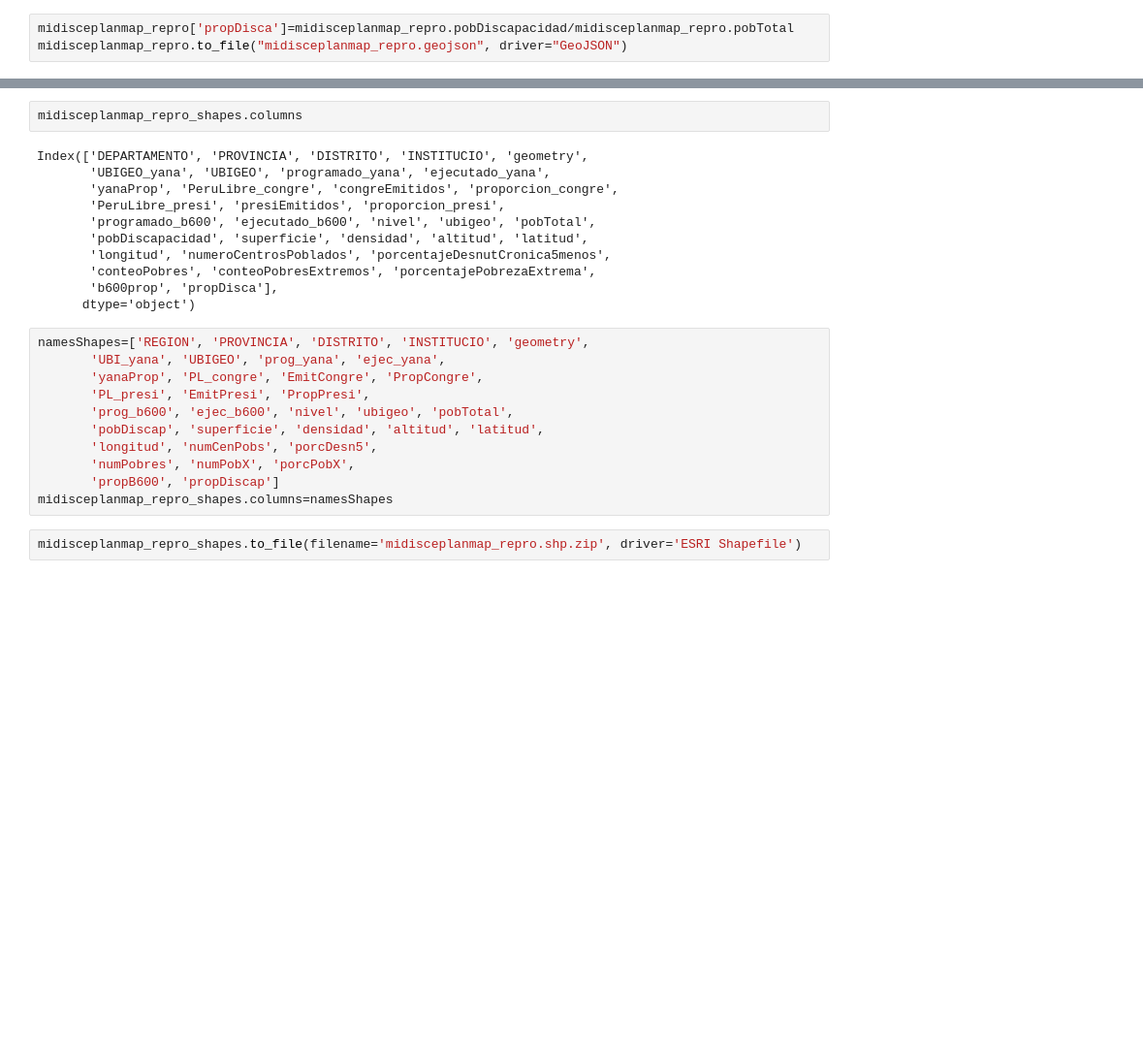
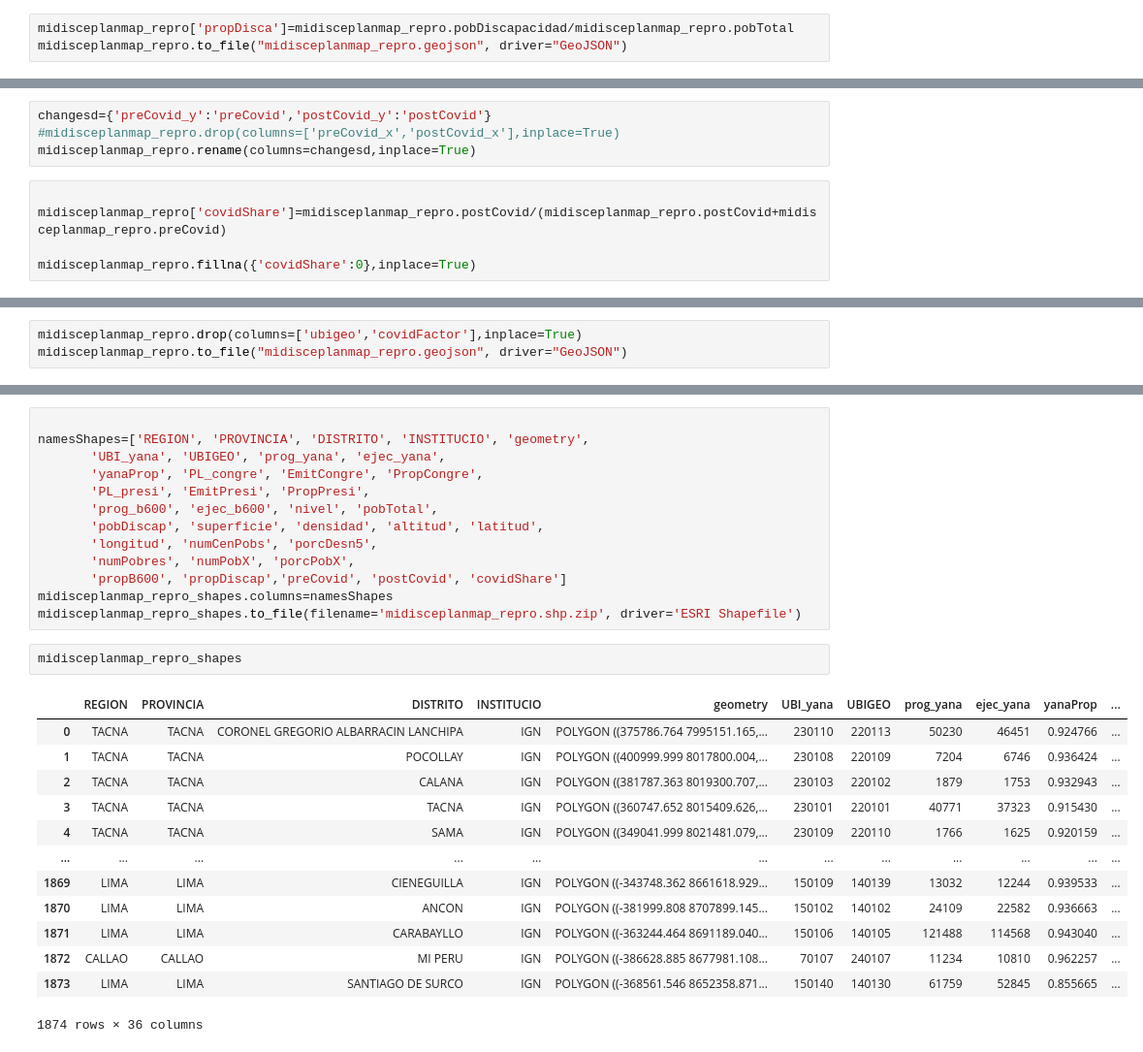
Before and after one commit to MAGALLANESJoseManuel/Midis_Bono600, a Jupyter notebook: PreDataMidis.ipynb, the cells around one changed output, grey strips where cells are left out. Shown: that part at 97% size. Drawn from its saved outputs; the diff is of its cells as text; blank space fills up the shorter version.

```diff
--- a/PreDataMidis.ipynb
+++ b/PreDataMidis.ipynb
@@ -1297,0 +1533,9 @@ midisceplanmap_repro.to_file("midisceplanmap_repro.geojson", driver="GeoJSON")
+# %%
+changesd={'preCovid_y':'preCovid','postCovid_y':'postCovid'}
+#midisceplanmap_repro.drop(columns=['preCovid_x','postCovid_x'],inplace=True)
+midisceplanmap_repro.rename(columns=changesd,inplace=True)
+# %%
+
+midisceplanmap_repro['covidShare']=midisceplanmap_repro.postCovid/(midisceplanmap_repro.postCovid+midisceplanmap_repro.preCovid)
+
+midisceplanmap_repro.fillna({'covidShare':0},inplace=True)
@@ -1298,2 +1554,5 @@ midisceplanmap_repro.to_file("midisceplanmap_repro.geojson", driver="GeoJSON")
+# %%
+midisceplanmap_repro.drop(columns=['ubigeo','covidFactor'],inplace=True)
+midisceplanmap_repro.to_file("midisceplanmap_repro.geojson", driver="GeoJSON")
 # %%
 midisceplanmap_repro_shapes=midisceplanmap_repro.copy(deep=True)
@@ -1300,26 +1571,29 @@ midisceplanmap_repro_shapes=midisceplanmap_repro.copy(deep=True)
+# %%
+
+namesShapes=['REGION', 'PROVINCIA', 'DISTRITO', 'INSTITUCIO', 'geometry',
+       'UBI_yana', 'UBIGEO', 'prog_yana', 'ejec_yana',
+       'yanaProp', 'PL_congre', 'EmitCongre', 'PropCongre',
+       'PL_presi', 'EmitPresi', 'PropPresi',
+       'prog_b600', 'ejec_b600', 'nivel', 'pobTotal',
+       'pobDiscap', 'superficie', 'densidad', 'altitud', 'latitud',
+       'longitud', 'numCenPobs', 'porcDesn5',
+       'numPobres', 'numPobX', 'porcPobX',
+       'propB600', 'propDiscap','preCovid', 'postCovid', 'covidShare']
+midisceplanmap_repro_shapes.columns=namesShapes
+midisceplanmap_repro_shapes.to_file(filename='midisceplanmap_repro.shp.zip', driver='ESRI Shapefile')
 # %%
-midisceplanmap_repro_shapes.columns
+midisceplanmap_repro_shapes
 # %% [output]
+|  | REGION | PROVINCIA | DISTRITO | INSTITUCIO | geometry | UBI_yana | UBIGEO | prog_yana | ejec_yana | yanaProp | ... |
+| 0 | TACNA | TACNA | CORONEL GREGORIO ALBARRACIN LANCHIPA | IGN | POLYGON ((375786.764 7995151.165,... | 230110 | 220113 | 50230 | 46451 | 0.924766 | ... |
+| 1 | TACNA | TACNA | POCOLLAY | IGN | POLYGON ((400999.999 8017800.004,... | 230108 | 220109 | 7204 | 6746 | 0.936424 | ... |
+| 2 | TACNA | TACNA | CALANA | IGN | POLYGON ((381787.363 8019300.707,... | 230103 | 220102 | 1879 | 1753 | 0.932943 | ... |
+| 3 | TACNA | TACNA | TACNA | IGN | POLYGON ((360747.652 8015409.626,... | 230101 | 220101 | 40771 | 37323 | 0.915430 | ... |
+| 4 | TACNA | TACNA | SAMA | IGN | POLYGON ((349041.999 8021481.079,... | 230109 | 220110 | 1766 | 1625 | 0.920159 | ... |
+| ... | ... | ... | ... | ... | ... | ... | ... | ... | ... | ... | ... |
+| 1869 | LIMA | LIMA | CIENEGUILLA | IGN | POLYGON ((-343748.362 8661618.929... | 150109 | 140139 | 13032 | 12244 | 0.939533 | ... |
+| 1870 | LIMA | LIMA | ANCON | IGN | POLYGON ((-381999.808 8707899.145... | 150102 | 140102 | 24109 | 22582 | 0.936663 | ... |
+| 1871 | LIMA | LIMA | CARABAYLLO | IGN | POLYGON ((-363244.464 8691189.040... | 150106 | 140105 | 121488 | 114568 | 0.943040 | ... |
+| 1872 | CALLAO | CALLAO | MI PERU | IGN | POLYGON ((-386628.885 8677981.108... | 70107 | 240107 | 11234 | 10810 | 0.962257 | ... |
+| 1873 | LIMA | LIMA | SANTIAGO DE SURCO | IGN | POLYGON ((-368561.546 8652358.871... | 150140 | 140130 | 61759 | 52845 | 0.855665 | ... |
-Index(['DEPARTAMENTO', 'PROVINCIA', 'DISTRITO', 'INSTITUCIO', 'geometry',
-       'UBIGEO_yana', 'UBIGEO', 'programado_yana', 'ejecutado_yana',
-       'yanaProp', 'PeruLibre_congre', 'congreEmitidos', 'proporcion_congre',
-       'PeruLibre_presi', 'presiEmitidos', 'proporcion_presi',
-       'programado_b600', 'ejecutado_b600', 'nivel', 'ubigeo', 'pobTotal',
-       'pobDiscapacidad', 'superficie', 'densidad', 'altitud', 'latitud',
-       'longitud', 'numeroCentrosPoblados', 'porcentajeDesnutCronica5menos',
-       'conteoPobres', 'conteoPobresExtremos', 'porcentajePobrezaExtrema',
-       'b600prop', 'propDisca'],
-      dtype='object')
+1874 rows × 36 columns
-# %%
-namesShapes=['REGION', 'PROVINCIA', 'DISTRITO', 'INSTITUCIO', 'geometry',
-       'UBI_yana', 'UBIGEO', 'prog_yana', 'ejec_yana',
-       'yanaProp', 'PL_congre', 'EmitCongre', 'PropCongre',
-       'PL_presi', 'EmitPresi', 'PropPresi',
-       'prog_b600', 'ejec_b600', 'nivel', 'ubigeo', 'pobTotal',
-       'pobDiscap', 'superficie', 'densidad', 'altitud', 'latitud',
-       'longitud', 'numCenPobs', 'porcDesn5',
-       'numPobres', 'numPobX', 'porcPobX',
-       'propB600', 'propDiscap']
-midisceplanmap_repro_shapes.columns=namesShapes
-# %%
-midisceplanmap_repro_shapes.to_file(filename='midisceplanmap_repro.shp.zip', driver='ESRI Shapefile')
```
Also changed, not shown: parts of 33 cells of this notebook, 2 other files.
